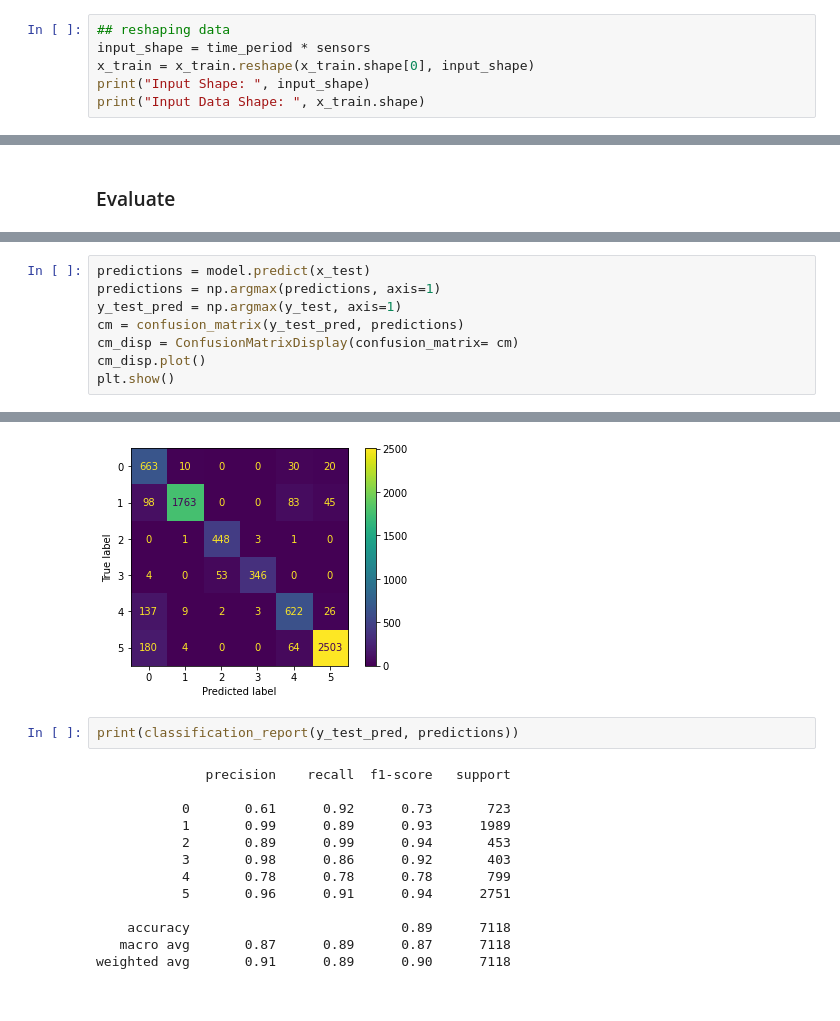
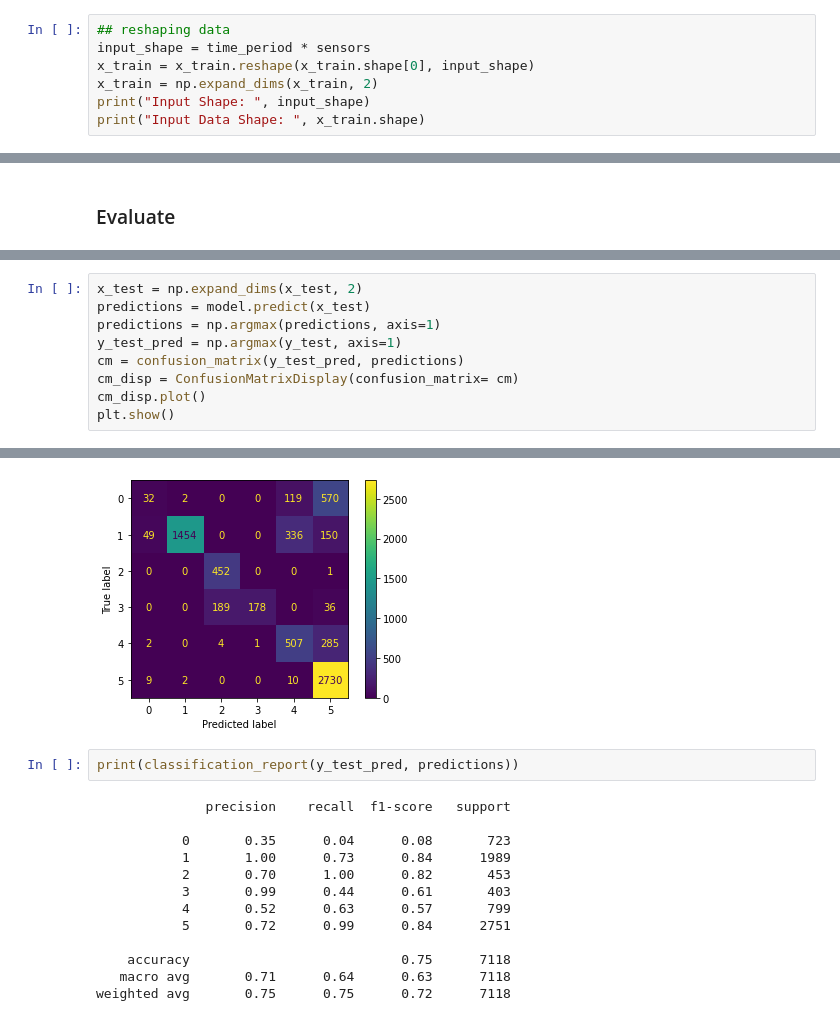
Before and after one commit to Tanny1810/Human-Activity-Recognition-LSTM-CNN, a Jupyter notebook: model.ipynb, the cells around one changed output, grey strips where cells are left out. Saved outputs shown, nothing was run; the diff lists cells and outputs as text.

```diff
--- a/model.ipynb
+++ b/model.ipynb
@@ -253,6 +251,7 @@ print(list(label_encode.classes_))
 ## reshaping data
 input_shape = time_period * sensors
 x_train = x_train.reshape(x_train.shape[0], input_shape)
+x_train = np.expand_dims(x_train, 2)
 print("Input Shape: ", input_shape)
 print("Input Data Shape: ", x_train.shape)
 # %% [output]
@@ -408,4 +408,5 @@ Loss: 0.4647580087184906
 # %%
+x_test = np.expand_dims(x_test, 2)
 predictions = model.predict(x_test)
 predictions = np.argmax(predictions, axis=1)
 y_test_pred = np.argmax(y_test, axis=1)
@@ -417,16 +419,16 @@ plt.show()
-[figure, old version]
+[figure, new version]
 # %%
 print(classification_report(y_test_pred, predictions))
 # %% [output]
               precision    recall  f1-score   support
 
-           0       0.61      0.92      0.73       723
-           1       0.99      0.89      0.93      1989
-           2       0.89      0.99      0.94       453
-           3       0.98      0.86      0.92       403
-           4       0.78      0.78      0.78       799
-           5       0.96      0.91      0.94      2751
+           0       0.35      0.04      0.08       723
+           1       1.00      0.73      0.84      1989
+           2       0.70      1.00      0.82       453
+           3       0.99      0.44      0.61       403
+           4       0.52      0.63      0.57       799
+           5       0.72      0.99      0.84      2751
 
-    accuracy                           0.89      7118
-   macro avg       0.87      0.89      0.87      7118
-weighted avg       0.91      0.89      0.90      7118
+    accuracy                           0.75      7118
+   macro avg       0.71      0.64      0.63      7118
+weighted avg       0.75      0.75      0.72      7118
```
Also changed, not shown: parts of 9 cells of this notebook.
